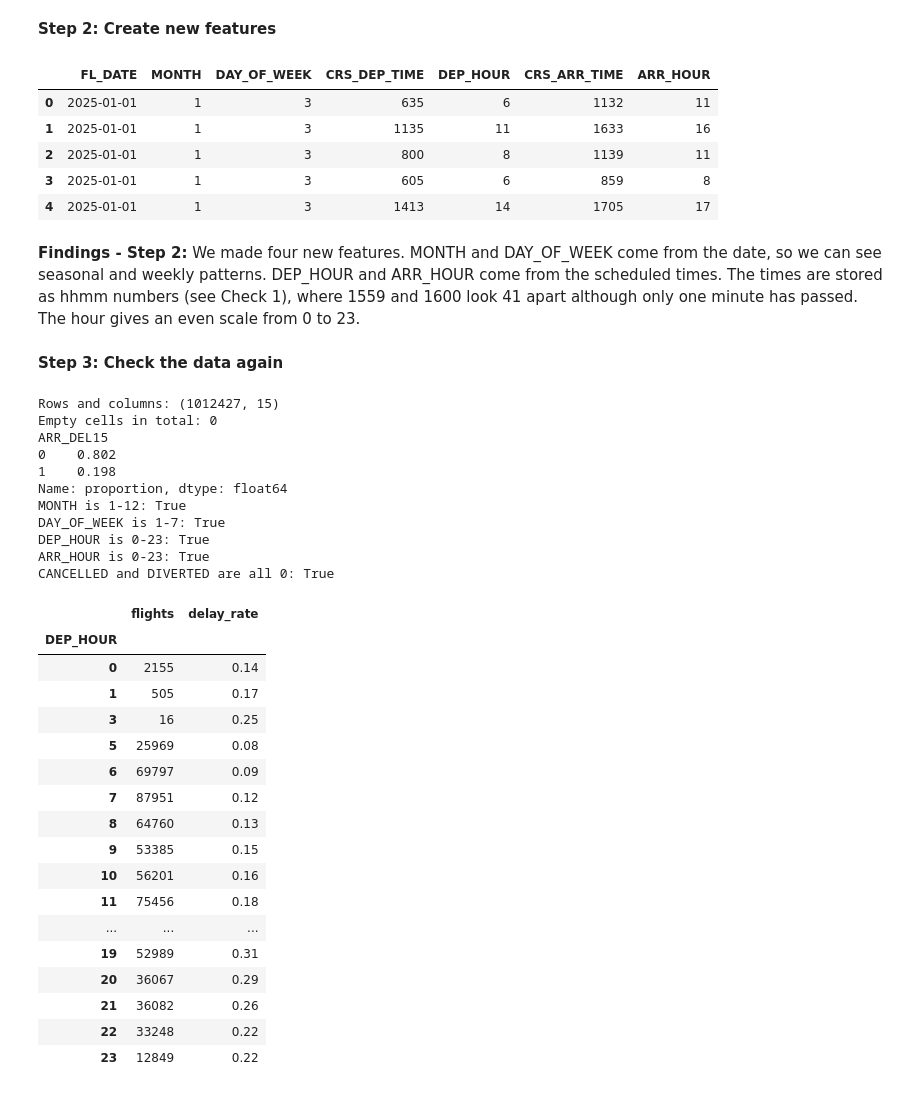
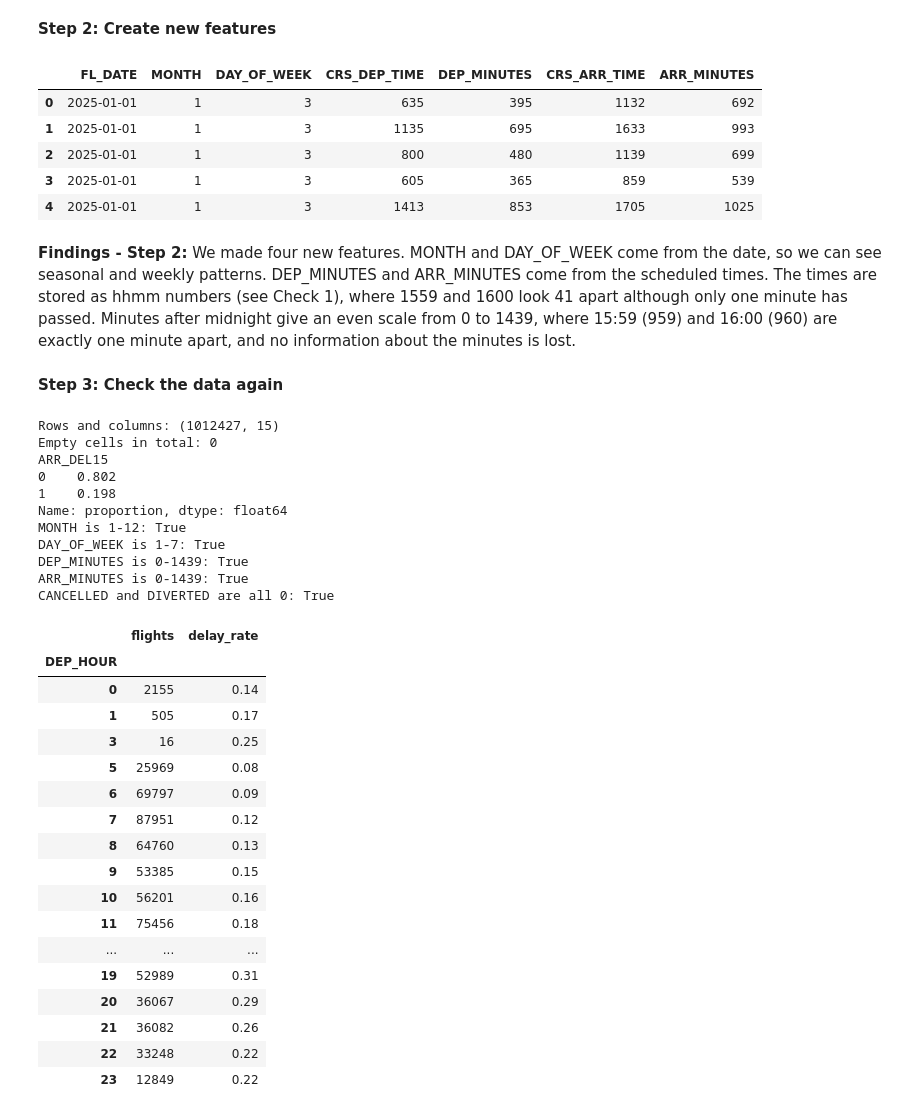
Before and after one commit to Malou100701/MachineLearning2026, a Jupyter notebook: flight_delay_analysis_starter.ipynb, the cells around one changed output. Saved outputs shown, nothing was run; the diff lists cells and outputs as text; code cells hidden in the pictures.

```diff
--- a/flight_delay_analysis_starter.ipynb
+++ b/flight_delay_analysis_starter.ipynb
@@ -378,23 +373,24 @@ Removed: 13905 flights
 # %%
 # month (1 = January, 12 = December) and weekday (1 = Monday, 7 = Sunday) from the date
 clean["MONTH"] = clean["FL_DATE"].dt.month
 clean["DAY_OF_WEEK"] = clean["FL_DATE"].dt.dayofweek + 1
 
-# hour of the scheduled departure and arrival: // 100 removes the minutes (1430 -> 14)
-clean["DEP_HOUR"] = clean["CRS_DEP_TIME"] // 100
-clean["ARR_HOUR"] = clean["CRS_ARR_TIME"] // 100
+# scheduled departure and arrival as minutes after midnight
+# // 100 gives the hours and % 100 gives the minutes: 1430 -> 14 * 60 + 30 = 870
+clean["DEP_MINUTES"] = (clean["CRS_DEP_TIME"] // 100) * 60 + clean["CRS_DEP_TIME"] % 100
+clean["ARR_MINUTES"] = (clean["CRS_ARR_TIME"] // 100) * 60 + clean["CRS_ARR_TIME"] % 100
 
 # show 5 flights, to check that the new columns look right
-display(clean[["FL_DATE", "MONTH", "DAY_OF_WEEK", "CRS_DEP_TIME", "DEP_HOUR", "CRS_ARR_TIME", "ARR_HOUR"]].head())
+display(clean[["FL_DATE", "MONTH", "DAY_OF_WEEK", "CRS_DEP_TIME", "DEP_MINUTES", "CRS_ARR_TIME", "ARR_MINUTES"]].head())
 # %% [output]
-|  | FL_DATE | MONTH | DAY_OF_WEEK | CRS_DEP_TIME | DEP_HOUR | CRS_ARR_TIME | ARR_HOUR |
-| 0 | 2025-01-01 | 1 | 3 | 635 | 6 | 1132 | 11 |
-| 1 | 2025-01-01 | 1 | 3 | 1135 | 11 | 1633 | 16 |
-| 2 | 2025-01-01 | 1 | 3 | 800 | 8 | 1139 | 11 |
-| 3 | 2025-01-01 | 1 | 3 | 605 | 6 | 859 | 8 |
-| 4 | 2025-01-01 | 1 | 3 | 1413 | 14 | 1705 | 17 |
+|  | FL_DATE | MONTH | DAY_OF_WEEK | CRS_DEP_TIME | DEP_MINUTES | CRS_ARR_TIME | ARR_MINUTES |
+| 0 | 2025-01-01 | 1 | 3 | 635 | 395 | 1132 | 692 |
+| 1 | 2025-01-01 | 1 | 3 | 1135 | 695 | 1633 | 993 |
+| 2 | 2025-01-01 | 1 | 3 | 800 | 480 | 1139 | 699 |
+| 3 | 2025-01-01 | 1 | 3 | 605 | 365 | 859 | 539 |
+| 4 | 2025-01-01 | 1 | 3 | 1413 | 853 | 1705 | 1025 |
 # %% [markdown]
-**Findings - Step 2:** We made four new features. MONTH and DAY_OF_WEEK come from the date, so we can see seasonal and weekly patterns. DEP_HOUR and ARR_HOUR come from the scheduled times. The times are stored as hhmm numbers (see Check 1), where 1559 and 1600 look 41 apart although only one minute has passed. The hour gives an even scale from 0 to 23.
+**Findings - Step 2:** We made four new features. MONTH and DAY_OF_WEEK come from the date, so we can see seasonal and weekly patterns. DEP_MINUTES and ARR_MINUTES come from the scheduled times. The times are stored as hhmm numbers (see Check 1), where 1559 and 1600 look 41 apart although only one minute has passed. Minutes after midnight give an even scale from 0 to 1439, where 15:59 (959) and 16:00 (960) are exactly one minute apart, and no information about the minutes is lost.
 # %% [markdown]
 **Step 3: Check the data again**
 # %%
@@ -406,14 +402,16 @@ print(clean["ARR_DEL15"].value_counts(normalize=True).round(3))
 # check that the new columns only have possible values
 print("MONTH is 1-12:", clean["MONTH"].between(1, 12).all())
 print("DAY_OF_WEEK is 1-7:", clean["DAY_OF_WEEK"].between(1, 7).all())
-print("DEP_HOUR is 0-23:", clean["DEP_HOUR"].between(0, 23).all())
-print("ARR_HOUR is 0-23:", clean["ARR_HOUR"].between(0, 23).all())
+print("DEP_MINUTES is 0-1439:", clean["DEP_MINUTES"].between(0, 1439).all())
+print("ARR_MINUTES is 0-1439:", clean["ARR_MINUTES"].between(0, 1439).all())
 
 # after removing the flights without a target, no flights should be cancelled or diverted
 print("CANCELLED and DIVERTED are all 0:", (clean[["CANCELLED", "DIVERTED"]] == 0).all().all())
 
 # number of flights and share of delayed flights for each departure hour (0.08 = 8%)
-display(clean.groupby("DEP_HOUR")["ARR_DEL15"].agg(flights="size", delay_rate="mean").round(2))
+# // 60 groups the minutes into whole hours, only to make the table short enough to read
+dep_hour = (clean["DEP_MINUTES"] // 60).rename("DEP_HOUR")
+display(clean.groupby(dep_hour)["ARR_DEL15"].agg(flights="size", delay_rate="mean").round(2))
 # %% [output]
 Rows and columns: (1012427, 15)
 Empty cells in total: 0
@@ -423,8 +421,8 @@ ARR_DEL15
 Name: proportion, dtype: float64
 MONTH is 1-12: True
 DAY_OF_WEEK is 1-7: True
-DEP_HOUR is 0-23: True
-ARR_HOUR is 0-23: True
+DEP_MINUTES is 0-1439: True
+ARR_MINUTES is 0-1439: True
 CANCELLED and DIVERTED are all 0: True
 |  | flights | delay_rate |
 | DEP_HOUR |  |  |
```
Also changed, not shown: parts of 5 cells of this notebook.
